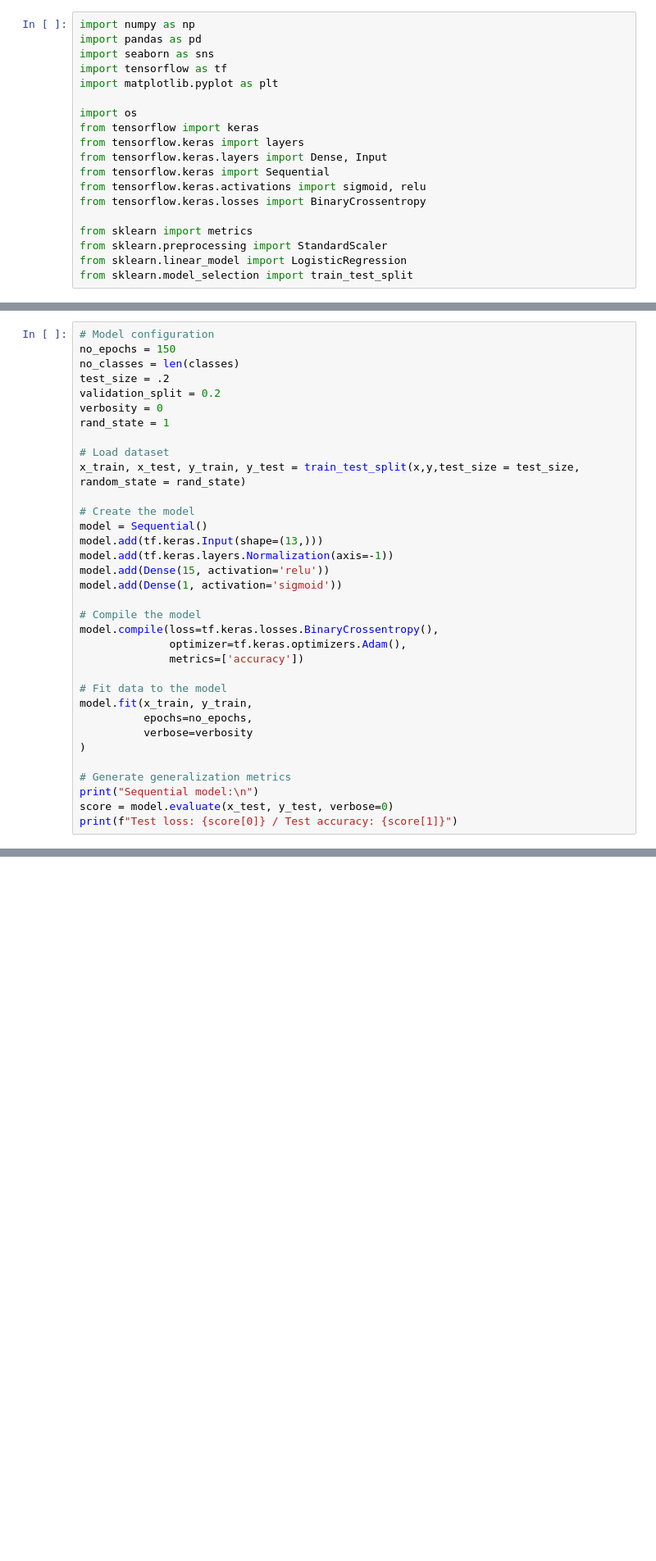
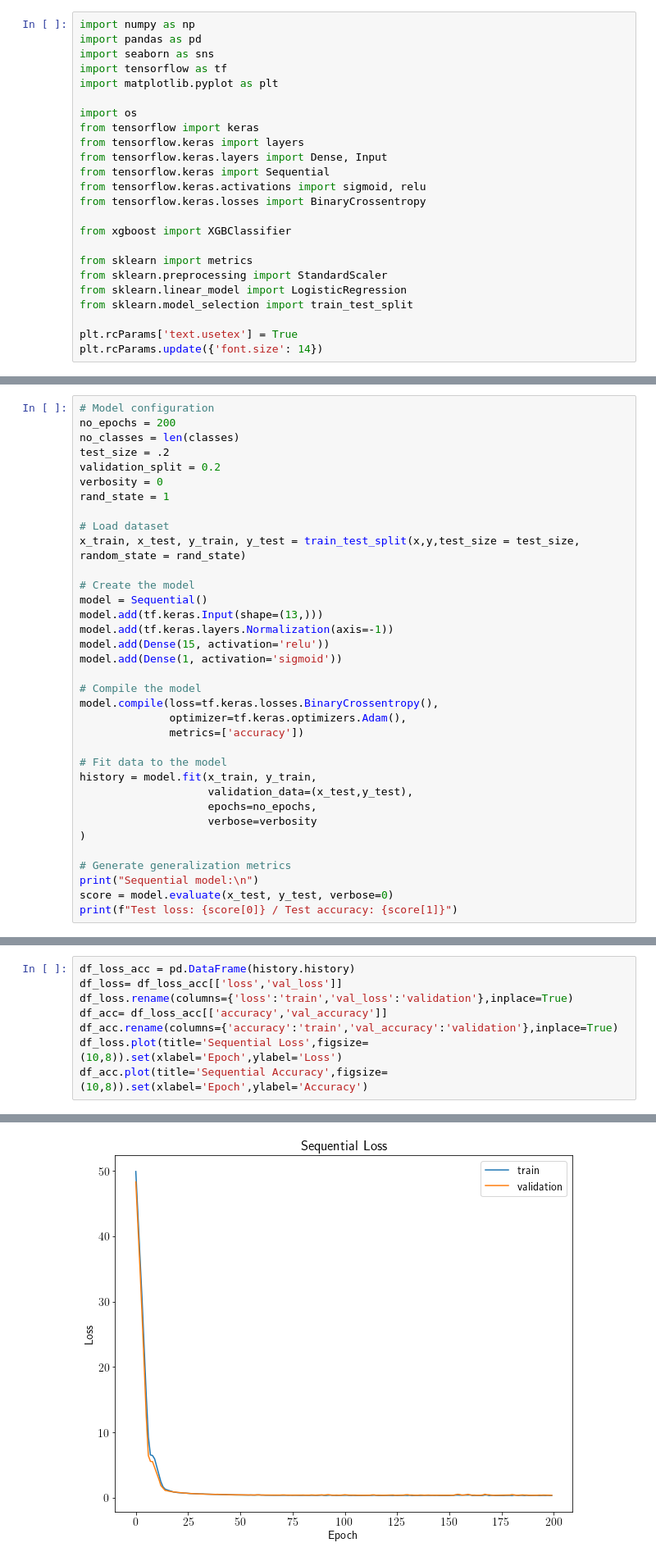
Before and after one commit to ashakerpoor/machine_learning, a Jupyter notebook: heart_disease_diagnosis.ipynb, the cells around one changed output, grey strips where cells are left out. Shown at 82% size. Saved outputs shown, nothing was run; the diff lists cells and outputs as text; blank space fills up the shorter version.

```diff
--- a/heart_disease_diagnosis.ipynb
+++ b/heart_disease_diagnosis.ipynb
@@ -15,10 +15,15 @@ from tensorflow.keras import Sequential
 from tensorflow.keras.activations import sigmoid, relu
 from tensorflow.keras.losses import BinaryCrossentropy
 
+from xgboost import XGBClassifier
+
 from sklearn import metrics
 from sklearn.preprocessing import StandardScaler
 from sklearn.linear_model import LogisticRegression
 from sklearn.model_selection import train_test_split
+
+plt.rcParams['text.usetex'] = True
+plt.rcParams.update({'font.size': 14})
 # %%
 root_dir = './'
 work_dir = os.getcwd() + '/'
@@ -100,6 +105,6 @@ Artificial Neural Network, with sequential dense layers.
 # %%
 # Model configuration
-no_epochs = 150
+no_epochs = 200
 no_classes = len(classes)
 test_size = .2
 validation_split = 0.2
@@ -122,9 +127,10 @@ model.compile(loss=tf.keras.losses.BinaryCrossentropy(),
               metrics=['accuracy'])
 
 # Fit data to the model
-model.fit(x_train, y_train,
-          epochs=no_epochs,
-          verbose=verbosity
+history = model.fit(x_train, y_train,
+                    validation_data=(x_test,y_test),
+                    epochs=no_epochs,
+                    verbose=verbosity
 )
 
 # Generate generalization metrics
@@ -137,0 +146,9 @@ Test loss: 0.41628924012184143 / Test accuracy: 0.8360655903816223
+# %%
+df_loss_acc = pd.DataFrame(history.history)
+df_loss= df_loss_acc[['loss','val_loss']]
+df_loss.rename(columns={'loss':'train','val_loss':'validation'},inplace=True)
+df_acc= df_loss_acc[['accuracy','val_accuracy']]
+df_acc.rename(columns={'accuracy':'train','val_accuracy':'validation'},inplace=True)
+df_loss.plot(title='Sequential Loss',figsize=(10,8)).set(xlabel='Epoch',ylabel='Loss')
+df_acc.plot(title='Sequential Accuracy',figsize=(10,8)).set(xlabel='Epoch',ylabel='Accuracy')
+# %% [output]
@@ -137,0 +164 @@ Test loss: 0.41628924012184143 / Test accuracy: 0.8360655903816223
+[figure, added]
```
Also changed, not shown: parts of 19 cells of this notebook, 2 other files.
